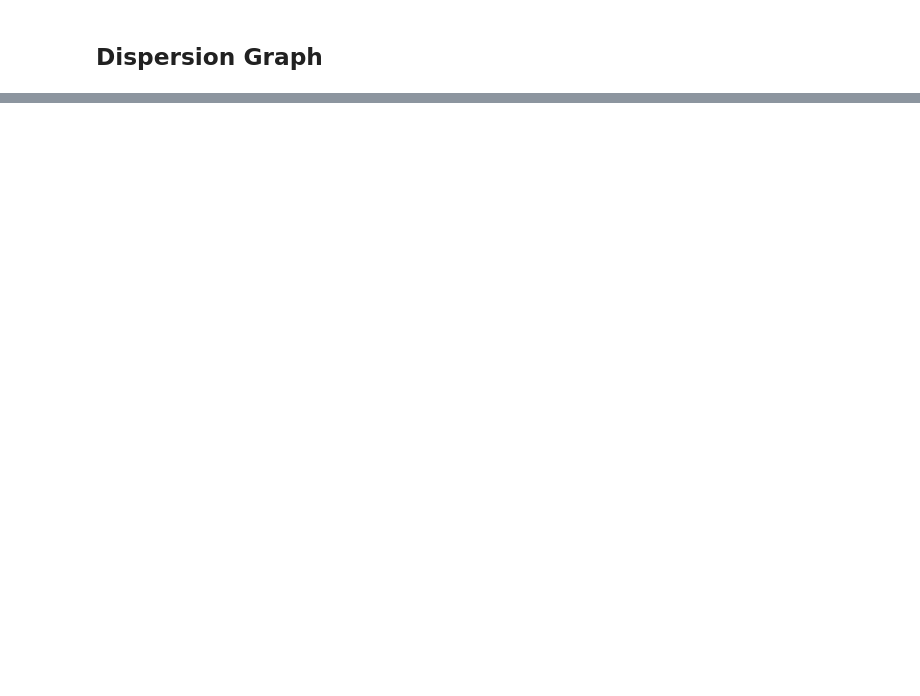
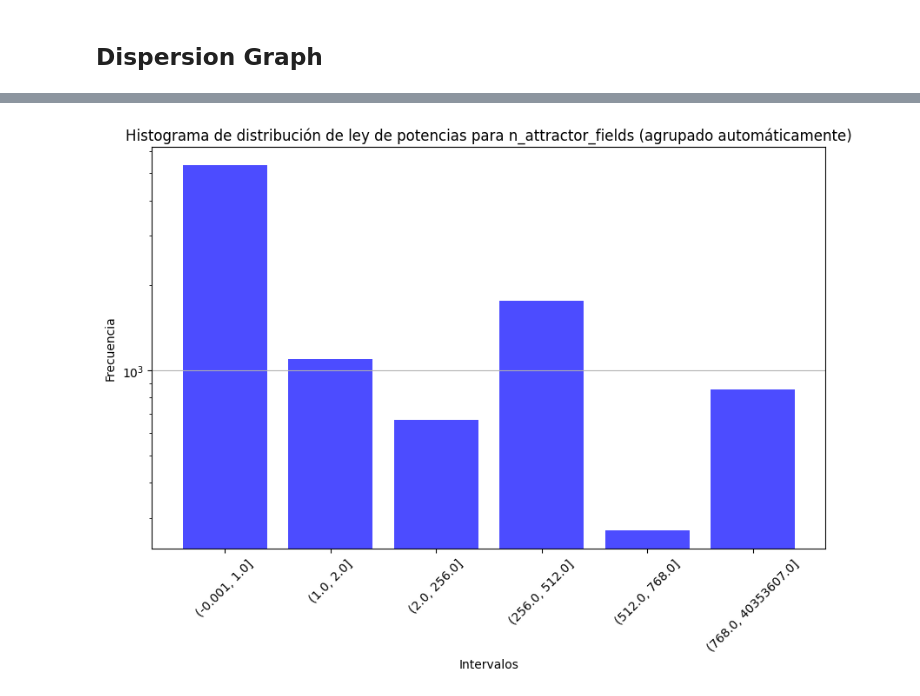
Before and after one commit to crptcusco/cbnetwork, a Jupyter notebook: experiments/structural/3_linear_circle/exp5_aleatory_linear_circle.ipynb, the cells around one changed output, grey strips where cells are left out. Saved outputs shown, nothing was run; the diff lists cells and outputs as text; code cells hidden in the pictures; blank space fills up the shorter version.

```diff
--- a/experiments/structural/3_linear_circle/exp5_aleatory_linear_circle.ipynb
+++ b/experiments/structural/3_linear_circle/exp5_aleatory_linear_circle.ipynb
@@ -336,0 +464,27 @@ plt.show()
+# %%
+import numpy as np
+
+# Definir los intervalos automáticamente basados en la cantidad de valores en 'n_attractor_fields'
+bins = pd.qcut(df_topology_4['n_attractor_fields'], q=10, duplicates='drop')
+
+# Calcular el histograma de frecuencias
+histogram = df_topology_4['n_attractor_fields'].groupby(bins).count()
+
+# Desplazamiento pequeño para evitar valores iguales a cero
+histogram += 1e-6
+
+# Graficar el histograma
+plt.figure(figsize=(10, 6))
+plt.bar(histogram.index.astype(str), histogram, color='blue', alpha=0.7)
+plt.title('Histograma de distribución de ley de potencias para n_attractor_fields (agrupado automáticamente)')
+plt.xlabel('Intervalos')
+plt.ylabel('Frecuencia')
+plt.xticks(rotation=45)
+plt.grid(axis='y')
+
+# Configurar la escala logarítmica en ambos ejes
+plt.yscale('log')
+
+plt.show()
+# %% [output]
+[figure, added]
```
Also changed, not shown: parts of 28 cells of this notebook.
